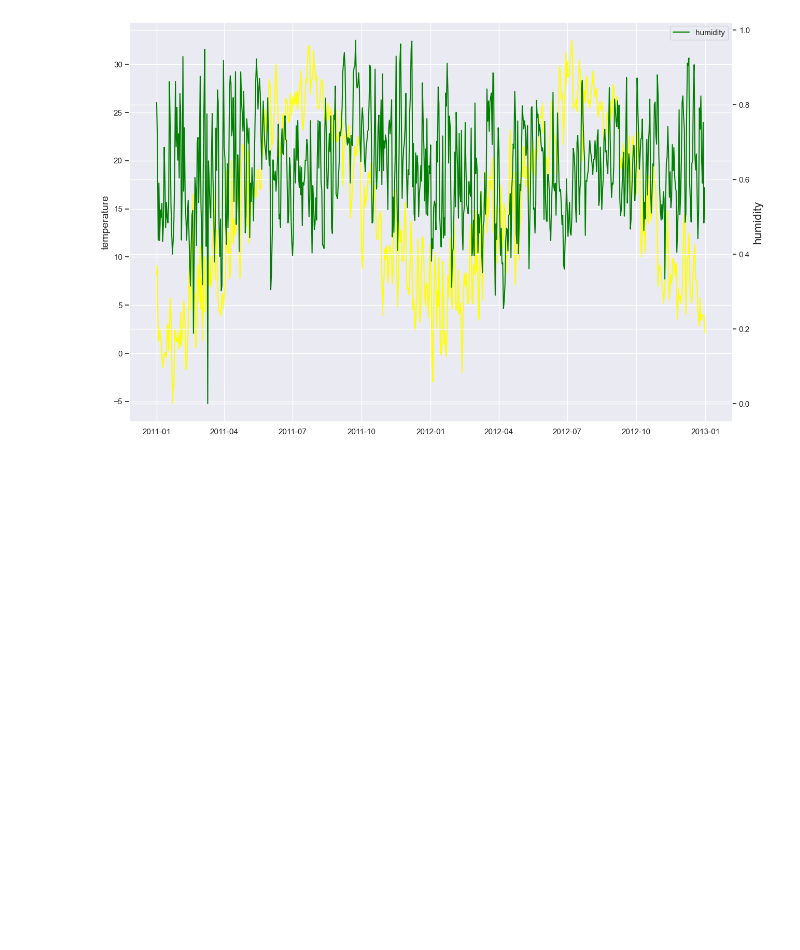
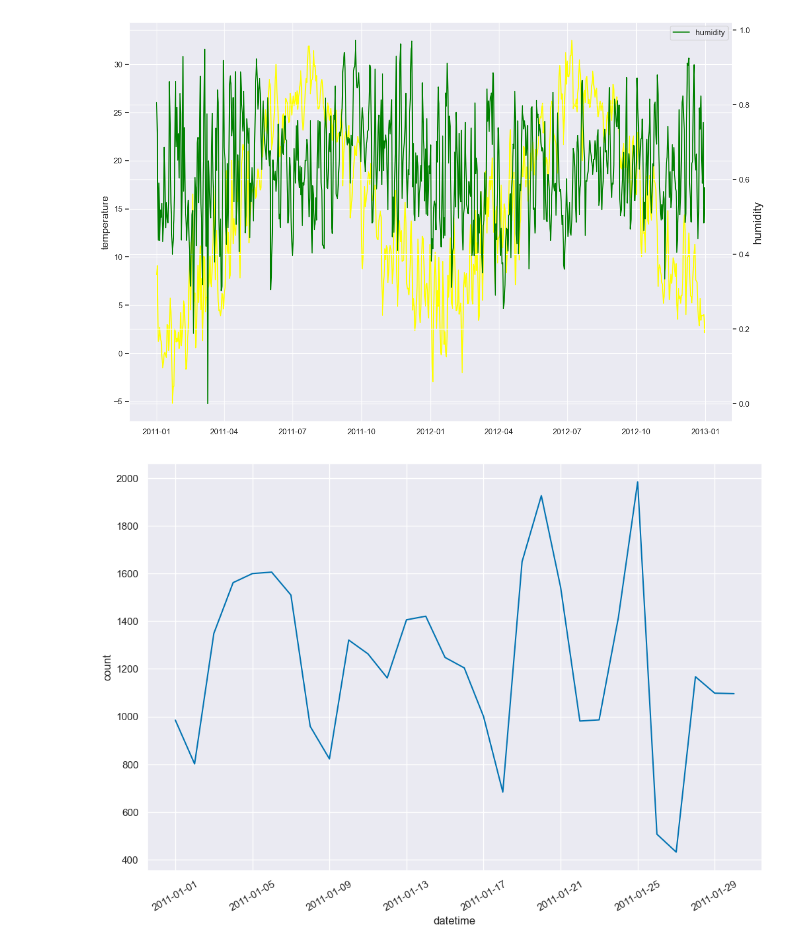
Before and after one commit to satomi26/Project-3-capital-bike-share, a Jupyter notebook: capital_bike.ipynb, the cells around one changed output. Saved outputs shown, nothing was run; the diff lists cells and outputs as text; code cells hidden in the pictures; blank space fills up the shorter version.

Commit message:
datetime

```diff
--- a/capital_bike.ipynb
+++ b/capital_bike.ipynb
@@ -754,3 +754,17 @@ plt.legend()
 plt.show()
 # %% [output]
 [figure]
+# %%
+JanFeb = df_day.loc[(df_day['dteday'] >= '2011-01-01') & (df_day['dteday'] < '2011-01-31')]
+# %%
+date = JanFeb["dteday"]
+count = JanFeb["cnt"]
+fig, ax = plt.subplots(figsize = (12,8))
+sns.lineplot(x =date, y =count)
+#ax.set_xlim("2011-01-01", "2011-02-28")
+plt.xticks(rotation=30)
+plt.xlabel("datetime")
+plt.ylabel("count")
+plt.show()
+# %% [output]
+[figure, added]
```
Also changed, not shown: parts of 18 cells of this notebook.
